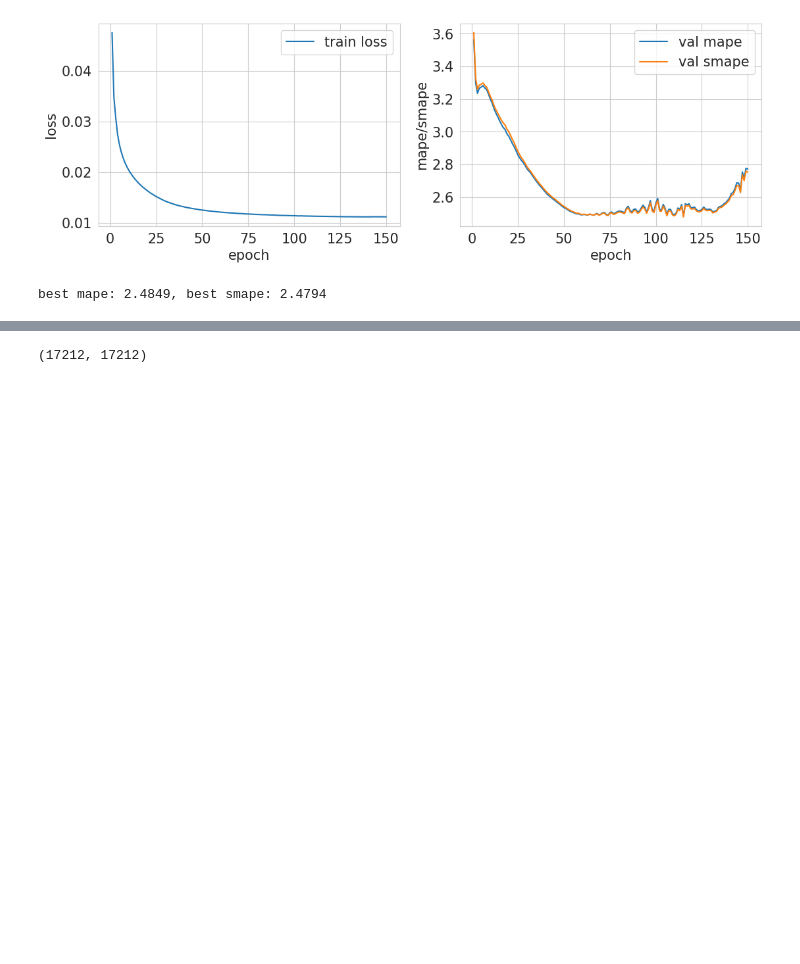
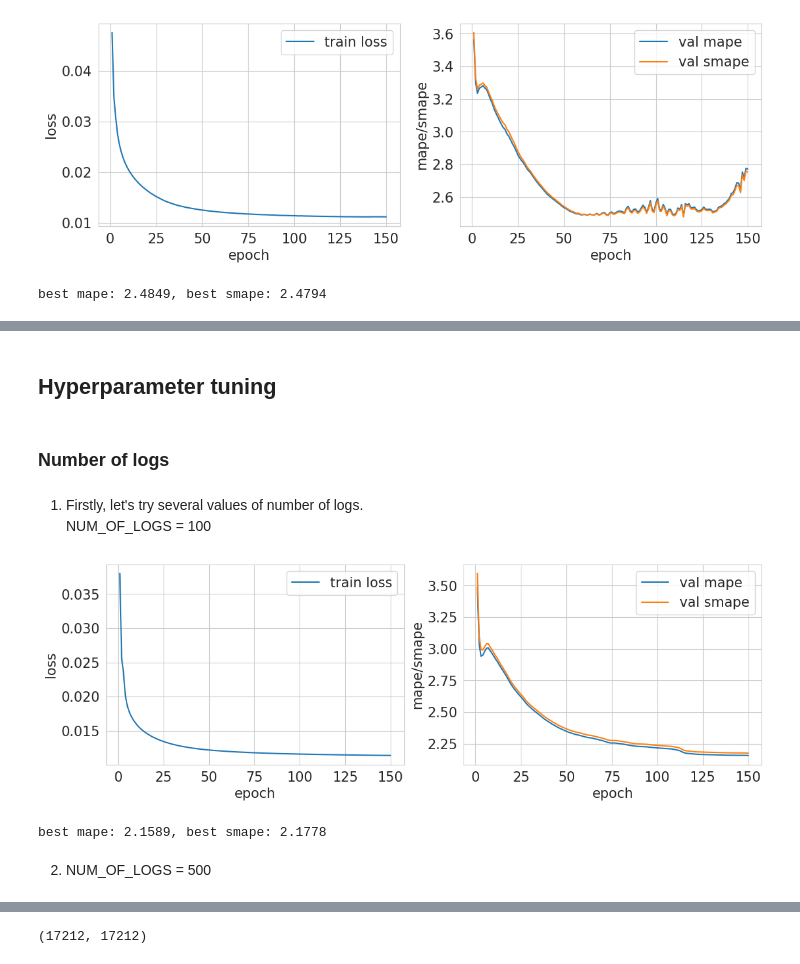
Before and after one commit to OkoksNeDam/geoinformation-data-forecasting, a Jupyter notebook: mlp.ipynb, the cells around one changed output, grey strips where cells are left out. Saved outputs shown, nothing was run; the diff lists cells and outputs as text; code cells hidden in the pictures; blank space fills up the shorter version.

Commit message:
try several number of logs

```diff
--- a/mlp.ipynb
+++ b/mlp.ipynb
@@ -441,0 +444,45 @@ best mape: 2.4849, best smape: 2.4794
+# %% [markdown]
+## Hyperparameter tuning
+# %% [markdown]
+### Number of logs
+# %% [markdown]
+1. Firstly, let's try several values of number of logs.<br>
+NUM_OF_LOGS = 100
+# %%
+NUM_OF_LOGS = 100
+# %%
+df_train = fill_missing_values(df_train, method='median')
+df_val = fill_missing_values(df_val, method='median')
+
+scaler = StandardScaler()
+df_train.y = scaler.fit_transform(np.array(df_train.y).reshape(-1, 1)).T[0]
+df_val.y = scaler.transform(np.array(df_val.y).reshape(-1, 1)).T[0]
+
+X_train, y_train = split_sequence(df_train.y, NUM_OF_LOGS, 1)
+X_val, y_val = split_sequence(df_val.y, NUM_OF_LOGS, 1)
+
+train_dataset = TSDataset(X_train, y_train)
+val_dataset = TSDataset(X_val, y_val)
+
+train_dataloader = torch.utils.data.DataLoader(train_dataset, batch_size=32, shuffle=False)
+val_dataloader = torch.utils.data.DataLoader(val_dataset, batch_size=32, shuffle=False)
+# %%
+torch.manual_seed(42)
+
+HIDDEN_LAYER_SIZE = 128
+NUM_EPOCHS = 150
+LEARNING_RATE = 1e-4
+MOMENTUM = 0.9
+PREDICTION_PERIOD = 1
+
+model = MLP(NUM_OF_LOGS, HIDDEN_LAYER_SIZE, PREDICTION_PERIOD).to(device)
+criterion = nn.MSELoss()
+optimizer = torch.optim.SGD(model.parameters(), lr=LEARNING_RATE, momentum=MOMENTUM)
+
+min_mape, min_smape, best_model = train(model, criterion, optimizer, train_dataloader, val_dataloader, scheduler=None, n_epochs=NUM_EPOCHS)
+print(f'best mape: {round(min_mape, 4)}, best smape: {round(min_smape, 4)}')
+# %% [output]
+[figure, added]
+best mape: 2.1589, best smape: 2.1778
+# %% [markdown]
+2. NUM_OF_LOGS = 500
```
Also changed, not shown: parts of 16 cells of this notebook.
